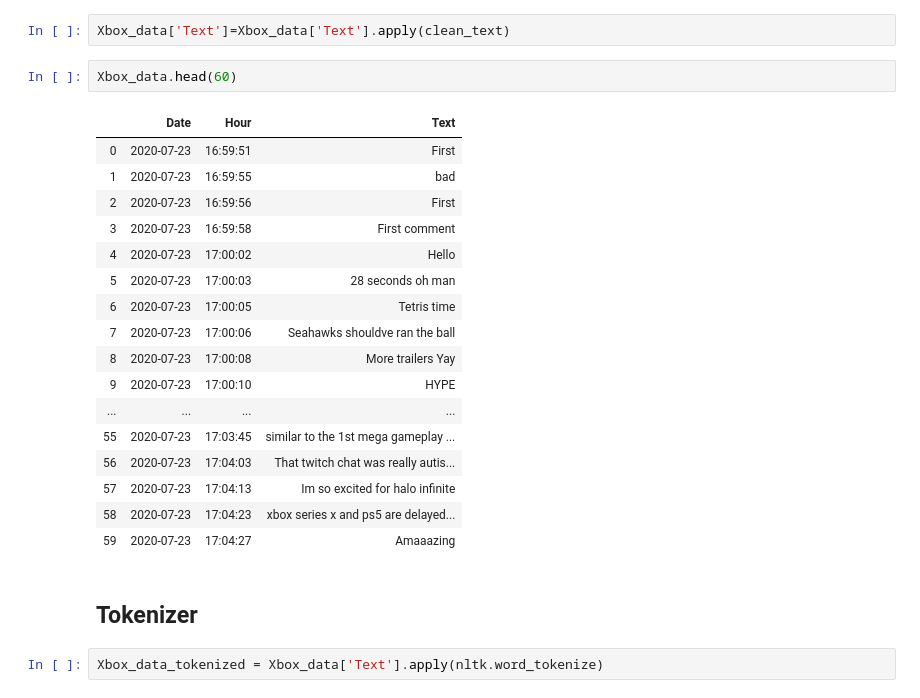
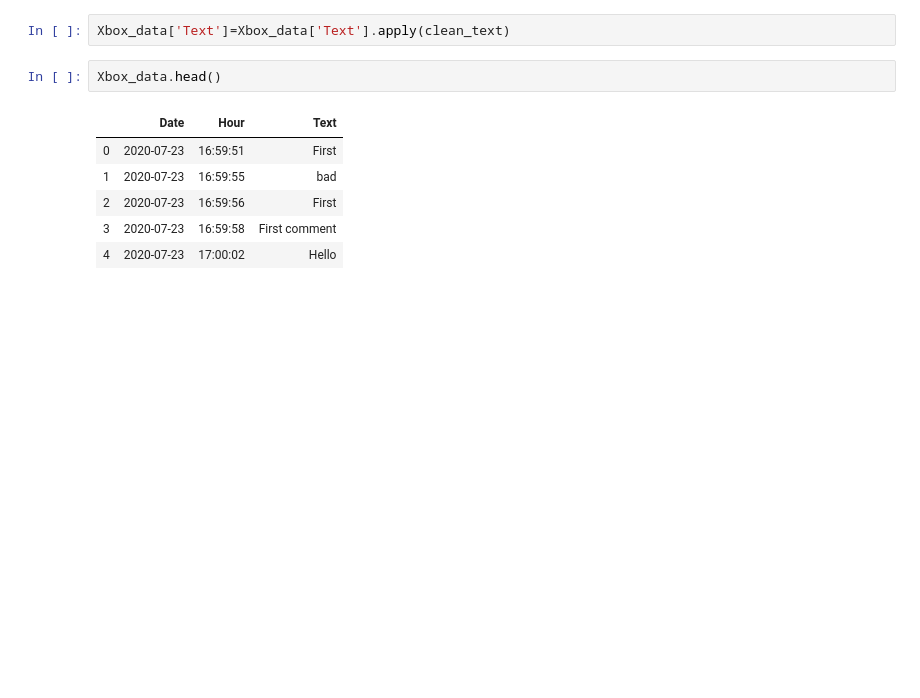
Before and after one commit to SalimAmarti/PS5_vs_XboxSeriesX, a Jupyter notebook: PS5 vs. Xbox Series X.ipynb, the cells around one changed output. Cells and saved outputs as stored; diff of their text form; blank space fills up the shorter version.

```diff
--- a/PS5 vs. Xbox Series X.ipynb
+++ b/PS5 vs. Xbox Series X.ipynb
@@ -172,26 +54,11 @@ def clean_text(text):
 # %%
 Xbox_data['Text']=Xbox_data['Text'].apply(clean_text)
 # %%
-Xbox_data.head(60)
+Xbox_data.head()
 # %% [output]
 |  | Date | Hour | Text |
 | 0 | 2020-07-23 | 16:59:51 | First |
 | 1 | 2020-07-23 | 16:59:55 | bad |
 | 2 | 2020-07-23 | 16:59:56 | First |
 | 3 | 2020-07-23 | 16:59:58 | First comment |
 | 4 | 2020-07-23 | 17:00:02 | Hello |
-| 5 | 2020-07-23 | 17:00:03 | 28 seconds oh man |
-| 6 | 2020-07-23 | 17:00:05 | Tetris time |
-| 7 | 2020-07-23 | 17:00:06 | Seahawks shouldve ran the ball |
-| 8 | 2020-07-23 | 17:00:08 | More trailers Yay |
-| 9 | 2020-07-23 | 17:00:10 | HYPE |
-| ... | ... | ... | ... |
-| 55 | 2020-07-23 | 17:03:45 | similar to the 1st mega gameplay ... |
-| 56 | 2020-07-23 | 17:04:03 | That twitch chat was really autis... |
-| 57 | 2020-07-23 | 17:04:13 | Im so excited for halo infinite |
-| 58 | 2020-07-23 | 17:04:23 | xbox series x and ps5 are delayed... |
-| 59 | 2020-07-23 | 17:04:27 | Amaaazing |
-# %% [markdown]
-## Tokenizer
-# %%
-Xbox_data_tokenized = Xbox_data['Text'].apply(nltk.word_tokenize)
```
Also changed, not shown: parts of 53 cells of this notebook.
